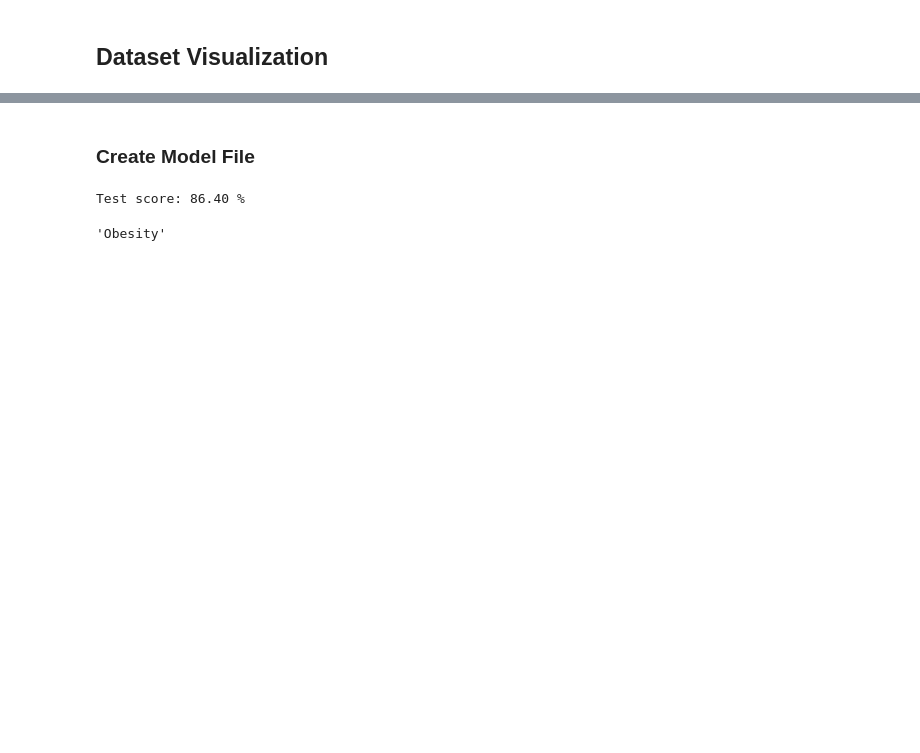
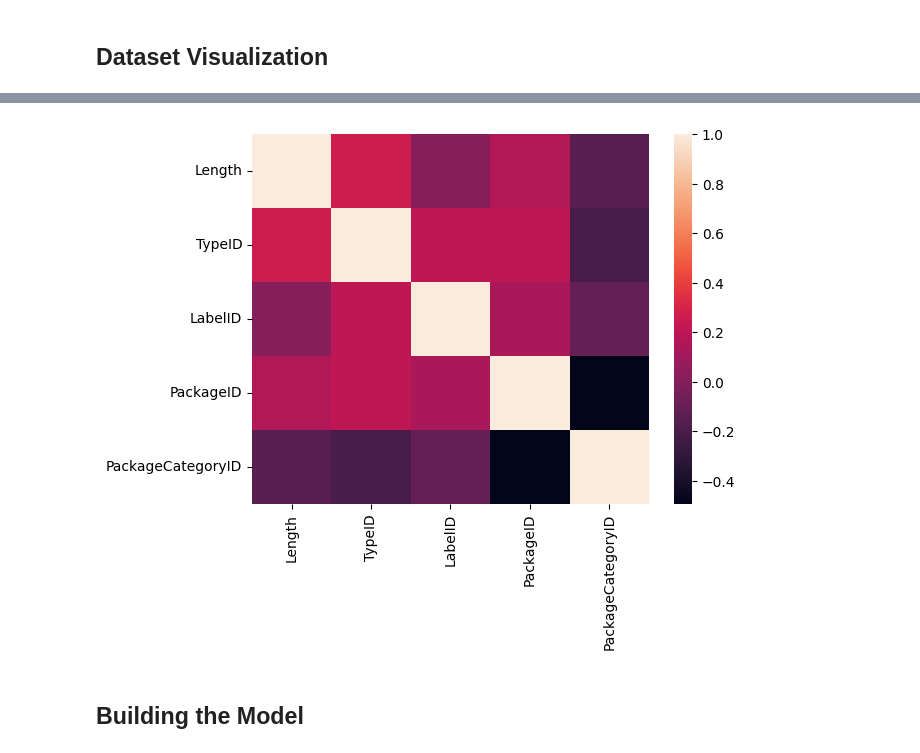
Before and after one commit to amattu2/automotive-appointment-classifier, a Jupyter notebook: Notebook.ipynb, the cells around one changed output, grey strips where cells are left out. Drawn from its saved outputs; the diff is of its cells as text; code cells hidden in the pictures; blank space fills up the shorter version.

Commit message:
Finish basic model creation

```diff
--- a/Notebook.ipynb
+++ b/Notebook.ipynb
@@ -76,0 +155,3 @@ array(['OC 5W40', 'Diagnostic', 'OC 0W20', 'OC 5W30', 'Body Work',
+# %%
+# Remove "Loaner Usage" package rows
+df = df[df.Package != 'Loaner Usage']
@@ -142,31 +163,0 @@ data_visual.head()
-# %%
-sns.set_style('whitegrid')
-
-# colors = ['#66c2a5','#fc8d62','#8da0cb','#e78ac3','#a6d854','#ffd92f']
-## http://colorbrewer2.org/#type=qualitative&scheme=Set2&n=6
-
-# plt.scatter(x='Height',y='Weight',data=data_visual,c=data_visual['Index'],
-#             cmap=matplotlib.colors.ListedColormap(colors))
-# plt.colorbar()
-
-## https://stackoverflow.com/questions/21654635/scatter-plots-in-pandas-pyplot-how-to-plot-by-category
-
-sns.lmplot( x='Height', y='Weight', data=data_visual,
-           fit_reg=False,
-           hue='Status',
-           legend=False,
-           palette='Set1',
-          #  size = 8,
-           aspect = 1
-          )
-ax1 = plt.gca()
-ax1.set_title('Height vs Weight', size=15)
-
-## https://stackoverflow.com/questions/4700614/how-to-put-the-legend-out-of-the-plot
-
-# Shrink current axis by 20%
-box = ax1.get_position()
-ax1.set_position([box.x0, box.y0, box.width * 0.8, box.height])
-
-# Put a legend to the right of the current axis
-ax1.legend(loc='center left', bbox_to_anchor=(1, 0.5),prop={'size': 15})
@@ -384,5 +163,0 @@ le = LabelEncoder()
-# %%
-df = pd.DataFrame(df)
-
-df['Gender'] = le.fit_transform(df['Gender'])
-df.sample(10)
@@ -403,4 +163,0 @@ df.sample(10)
-# %%
-from sklearn.preprocessing import StandardScaler
-std_sc = StandardScaler()
-df.iloc[:,0:-1] = std_sc.fit_transform(df.iloc[:,0:-1])
@@ -548,30 +163,0 @@ predict_mpg(config, model)
-# %% [markdown]
-###  Create Model File
-# %%
-import pickle
-
-# Save to file in the current working directory
-pkl_filename = "model.pkl"
-with open(pkl_filename, 'wb') as file:
-    pickle.dump(model, file)
-
-# Load from file
-with open(pkl_filename, 'rb') as file:
-    pickle_model = pickle.load(file)
-
-# Calculate the accuracy score and predict target values
-score = pickle_model.score(x_test, y_test)
-print("Test score: {0:.2f} %".format(100 * score))
-Ypredict = pickle_model.predict(x_test)
-# %% [output]
-Test score: 86.40 %
-# %%
-##loading the model from the saved file
-pkl_filename = "model.pkl"
-with open(pkl_filename, 'rb') as f_in:
-    model = pickle.load(f_in)
-
-predictValue = predict_mpg(config, model)
-predictValue
-# %% [output]
-'Obesity'
@@ -577,0 +167,6 @@ predictValue
+# %%
+sns.heatmap(df.corr(numeric_only = True));
+# %% [output]
+[figure, added]
+# %% [markdown]
+## Building the Model
```
Also changed, not shown: parts of 101 cells of this notebook, 5 other files.
